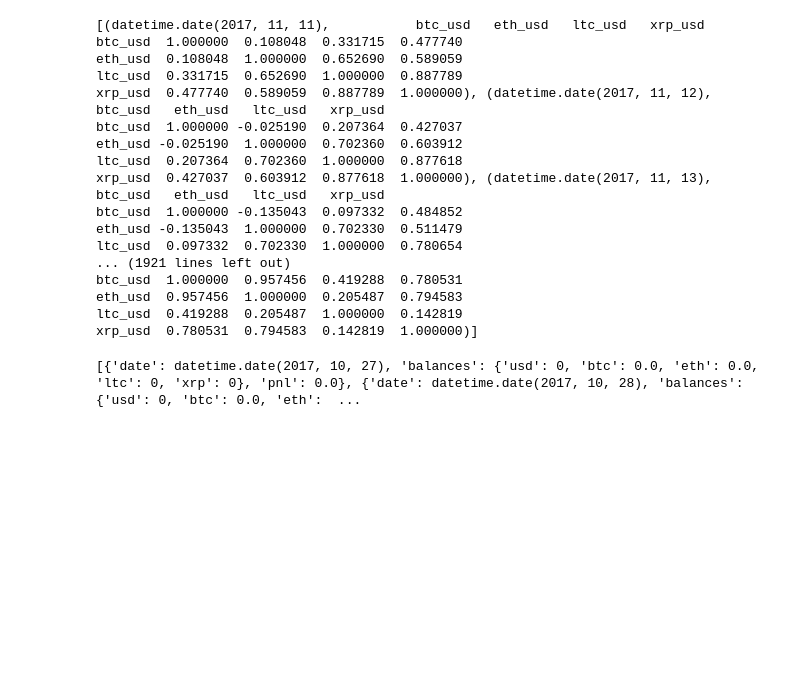
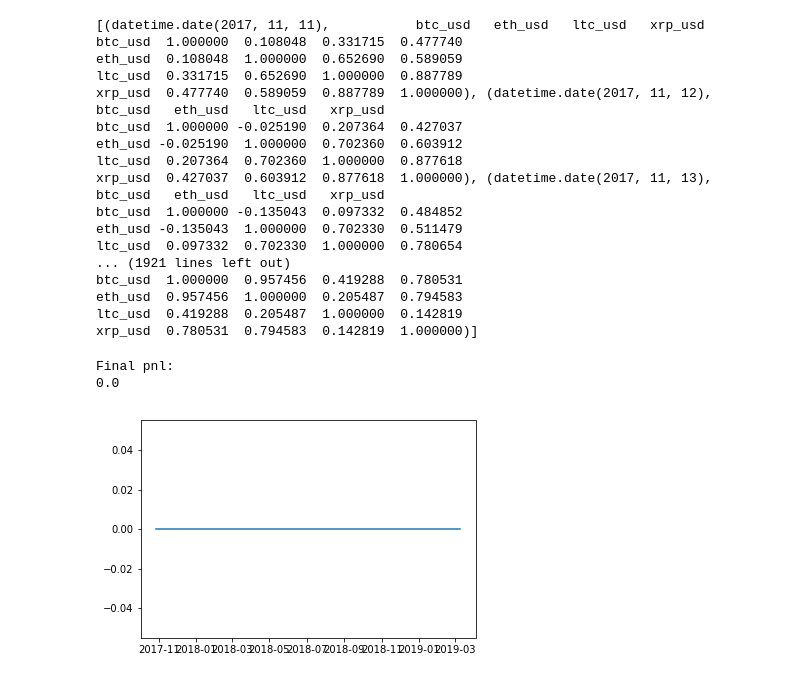
Before and after one commit to cambrian/quant, a Jupyter notebook: research/analysis.ipynb, the cells around one changed output. Drawn from its saved outputs; the diff is of its cells as text; code cells hidden in the pictures; blank space fills up the shorter version.

```diff
--- a/research/analysis.ipynb
+++ b/research/analysis.ipynb
@@ -107,9 +113,11 @@ def evaluate(strategy, data, fees = 0):
 # %%
 from strategy import Strategy, HoldStrategy
 
-print(evaluate(HoldStrategy(), prices))
+plot_results(evaluate(HoldStrategy(), prices))
 # %% [output]
-[{'date': datetime.date(2017, 10, 27), 'balances': {'usd': 0, 'btc': 0.0, 'eth': 0.0, 'ltc': 0, 'xrp': 0}, 'pnl': 0.0}, {'date': datetime.date(2017, 10, 28), 'balances': {'usd': 0, 'btc': 0.0, 'eth':  ...
+Final pnl:
+0.0
+[figure, added]
 # %%
 from collections import deque
 
```
Also changed, not shown: parts of 2 cells of this notebook.
